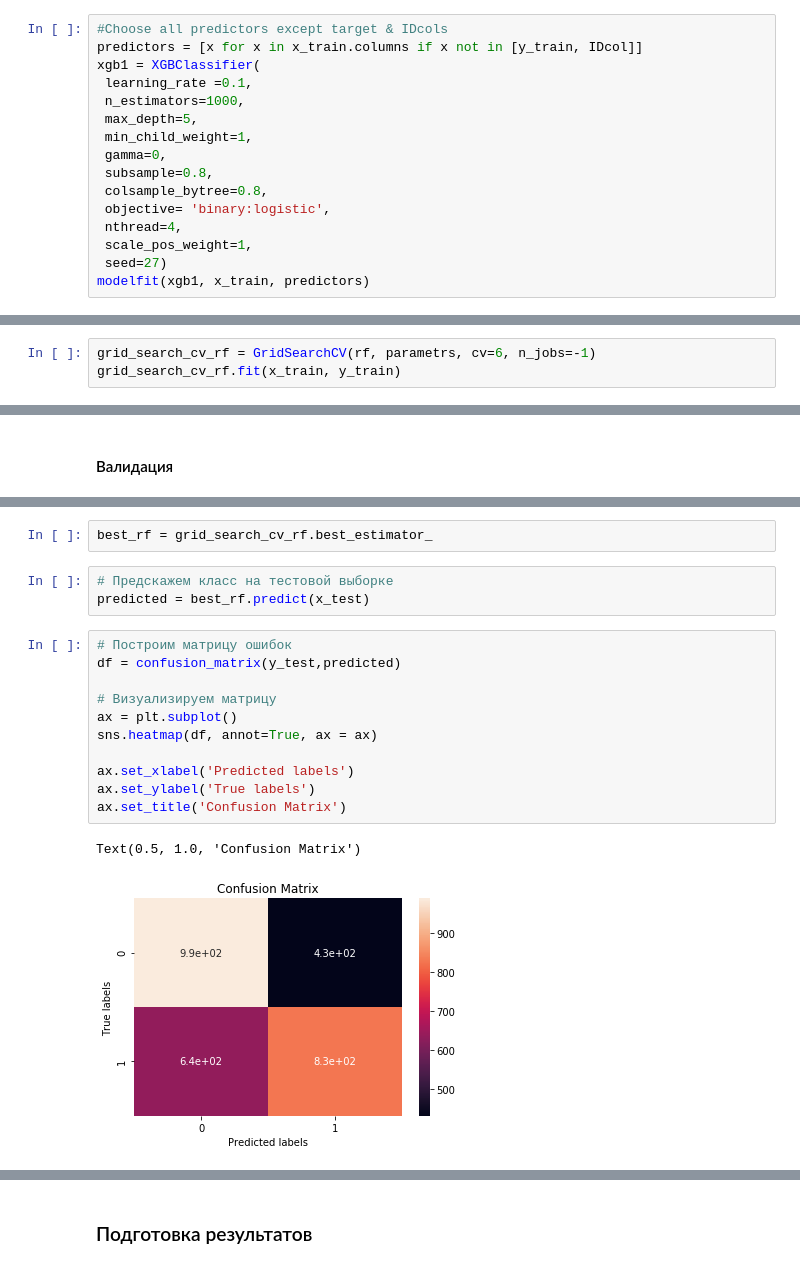
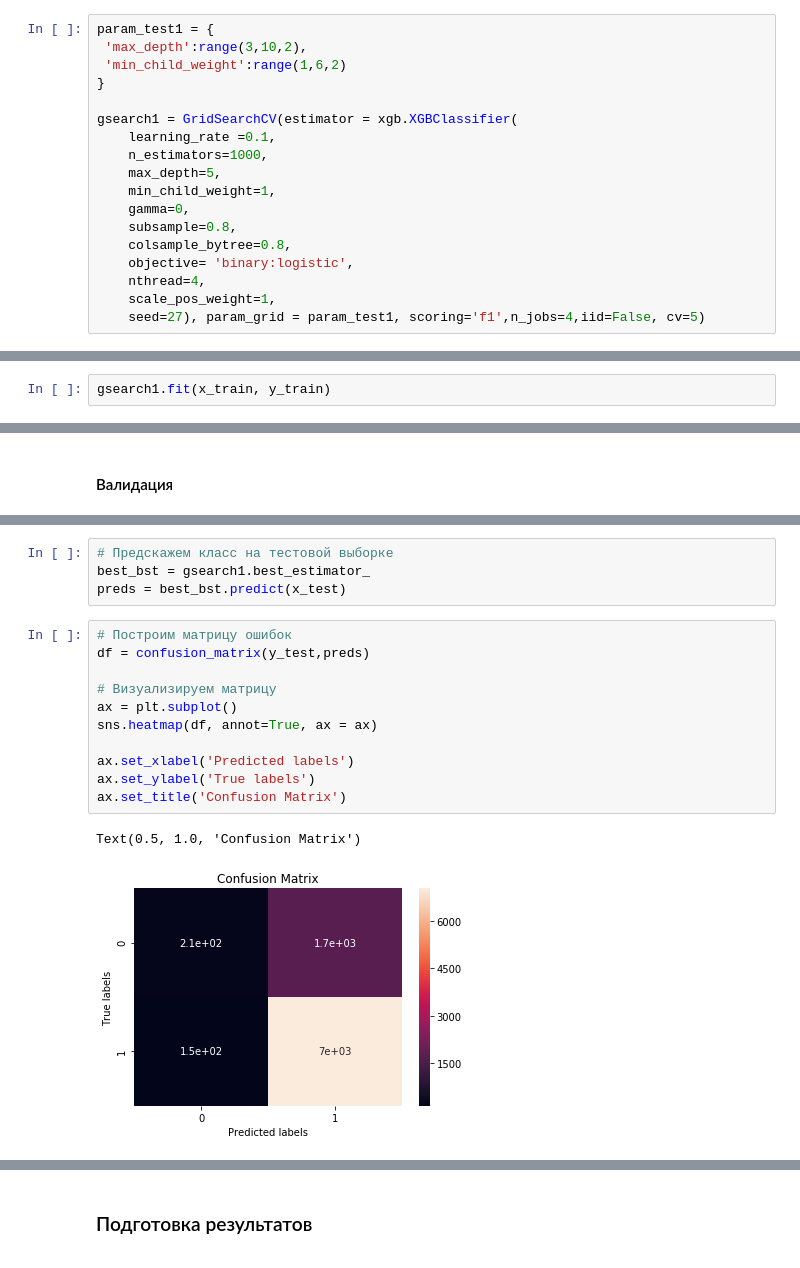
Before and after one commit to Quantanomo/DS, a Jupyter notebook: Crowd/Crowd_analytics_XGB.ipynb, the cells around one changed output, grey strips where cells are left out. Drawn from its saved outputs; the diff is of its cells as text.

```diff
--- a/Crowd/Crowd_analytics_XGB.ipynb
+++ b/Crowd/Crowd_analytics_XGB.ipynb
@@ -251,16 +175,18 @@ def modelfit(alg, dtrain, predictors,useTrainCV=True, cv_folds=5, early_stopping
 # %%
-#Choose all predictors except target & IDcols
-predictors = [x for x in x_train.columns if x not in [y_train, IDcol]]
-xgb1 = XGBClassifier(
- learning_rate =0.1,
- n_estimators=1000,
- max_depth=5,
- min_child_weight=1,
- gamma=0,
- subsample=0.8,
- colsample_bytree=0.8,
- objective= 'binary:logistic',
- nthread=4,
- scale_pos_weight=1,
- seed=27)
-modelfit(xgb1, x_train, predictors)
+param_test1 = {
+ 'max_depth':range(3,10,2),
+ 'min_child_weight':range(1,6,2)
+}
+
+gsearch1 = GridSearchCV(estimator = xgb.XGBClassifier(
+    learning_rate =0.1,
+    n_estimators=1000,
+    max_depth=5,
+    min_child_weight=1,
+    gamma=0,
+    subsample=0.8,
+    colsample_bytree=0.8,
+    objective= 'binary:logistic',
+    nthread=4,
+    scale_pos_weight=1,
+    seed=27), param_grid = param_test1, scoring='f1',n_jobs=4,iid=False, cv=5)
@@ -285,3 +192,0 @@ parametrs = {'n_estimators': n_estimators,
-# %%
-grid_search_cv_rf = GridSearchCV(rf, parametrs, cv=6, n_jobs=-1)
-grid_search_cv_rf.fit(x_train, y_train)
@@ -300,0 +193,2 @@ GridSearchCV(cv=6, error_score='raise-deprecating',
+# %%
+gsearch1.fit(x_train, y_train)
@@ -310,21 +209,20 @@ grid_search_cv_rf.best_params_
-# %%
-best_rf = grid_search_cv_rf.best_estimator_
 # %%
 # Предскажем класс на тестовой выборке
-predicted = best_rf.predict(x_test)
+best_bst = gsearch1.best_estimator_
+preds = best_bst.predict(x_test)
 # %%
 # Построим матрицу ошибок
-df = confusion_matrix(y_test,predicted)
+df = confusion_matrix(y_test,preds)
 
 # Визуализируем матрицу
 ax = plt.subplot()
 sns.heatmap(df, annot=True, ax = ax)
 
 ax.set_xlabel('Predicted labels')
 ax.set_ylabel('True labels')
 ax.set_title('Confusion Matrix')
 # %% [output]
 Text(0.5, 1.0, 'Confusion Matrix')
-[figure, old version]
+[figure, new version]
 # %%
 # Посмотрим точность модели
```
Also changed, not shown: parts of 31 cells of this notebook, 1 other file.
